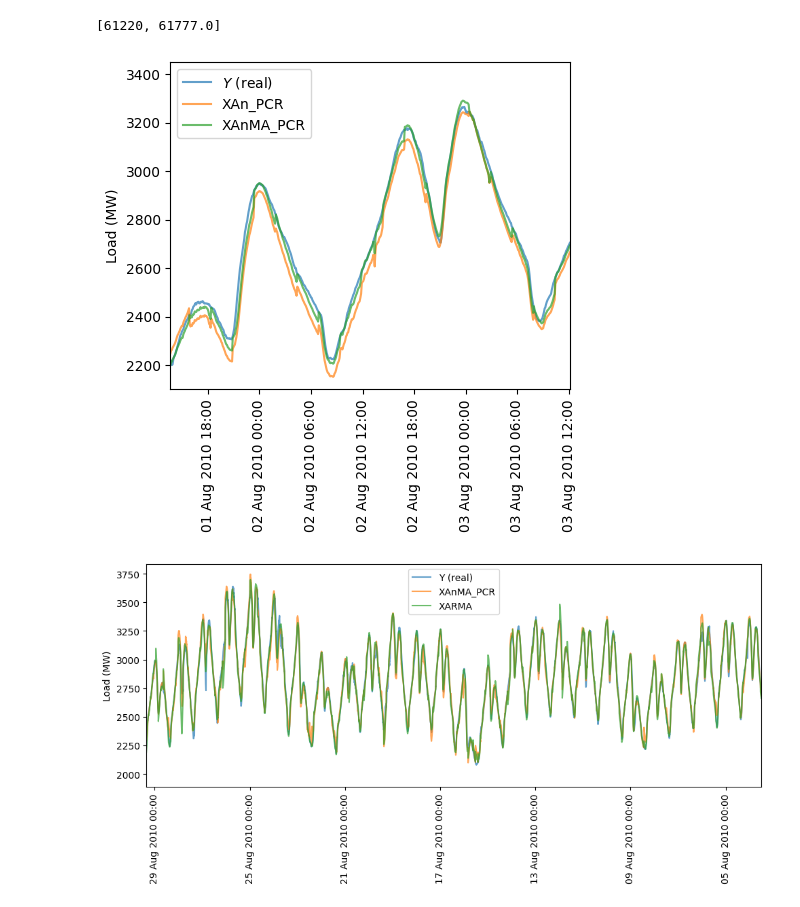
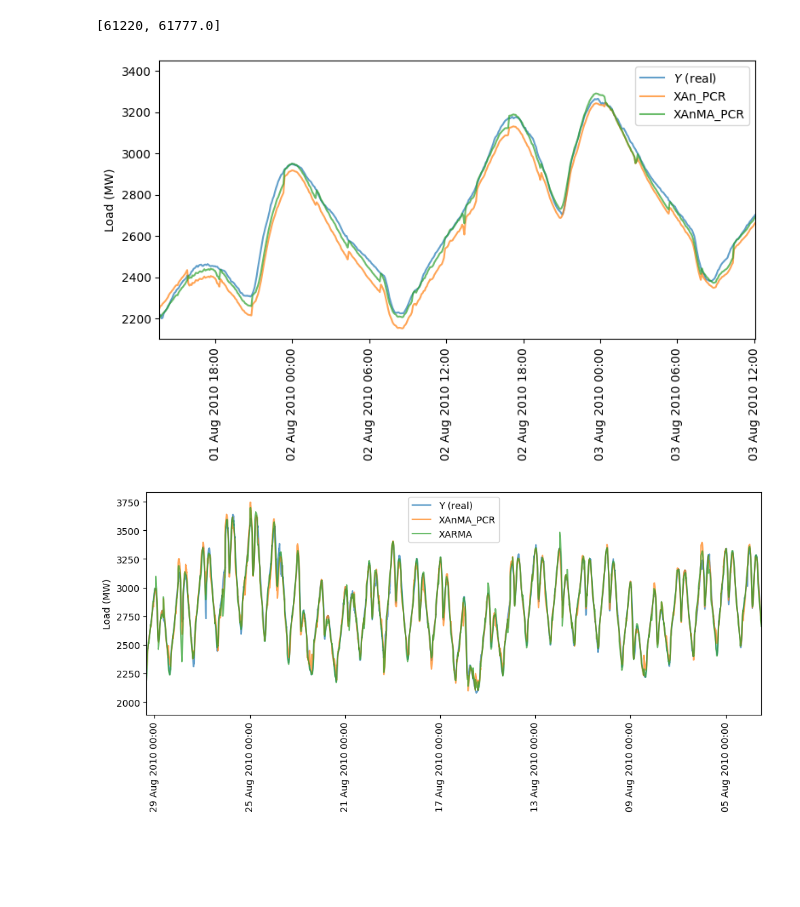
Before and after one commit to urieliram/analog, a Jupyter notebook: test2.ipynb, the cells around one changed output. Drawn from its saved outputs; the diff is of its cells as text; code cells hidden in the pictures; blank space fills up the shorter version.

```diff
--- a/test2.ipynb
+++ b/test2.ipynb
@@ -69,7 +69,7 @@ for filename in os.listdir(directory):
     f = os.path.join(directory, filename)
     model_name = filename.split('.')[0]
     # print(model_name)
-    if 'X' in filename or 'HW' in filename or 'Per' in filename:
+    if 'X' in filename or 'HW' in filename or 'Per' in filename or 'AR' in filename:
         df = pd.read_csv(f, header=None)
         df.columns = ['index', 't_pred', 'y_pred']
         if 'X' in filename:
@@ -241,28 +260,28 @@ x=4100
 import matplotlib.dates as mdates
 # %%
 dict_best=(['XAn_PCR','XAnMA_PCR'] )
-plt.figure(figsize=(5, 5))
+plt.figure(figsize=(8, 5))
 ax = plt.gca()
 myFmt = mdates.DateFormatter("%d %b %Y %H:%M")
 ax.xaxis.set_major_formatter(myFmt)
 plt.plot(df_serie4_sel_copy.Date, df_serie4_sel_copy.SERIE4, label='$Y$ (real)', alpha = 0.7)
 for k in dict_best:
     dict_df[k]['Date'] = dates_by_index
     plt.plot(dict_df[k].Date, dict_df[k].y_pred, label=k, alpha = 0.7, markersize=4)#,marker='x'
 
 plt.xlim(dates_by_index.iloc[[61220- 49247,61777- 49247]])
 plt.xticks(rotation = 90)
 plt.ylim([2100,3450])
 # plt.plot(df_serie4_per['index'], df_serie4_per.SERIE4, label='Persistence') FAIL!
 plt.ylabel('Load (MW)')
 
 plt.legend()
 # plt.legend(bbox_to_anchor=(1, 0.8), ncol = 2)
 plt.tight_layout()
 plt.savefig(dir+'episode2.pdf', transparent=True)
 plt.show()
 # %% [output]
-[figure, old version]
+[figure, new version]
 # %%
 dict_best=(['XAnMA_PCR', 'XARMA'] )
 plt.figure(figsize=(10, 5))
```
Also changed, not shown: parts of 30 cells of this notebook, 6 other files.
